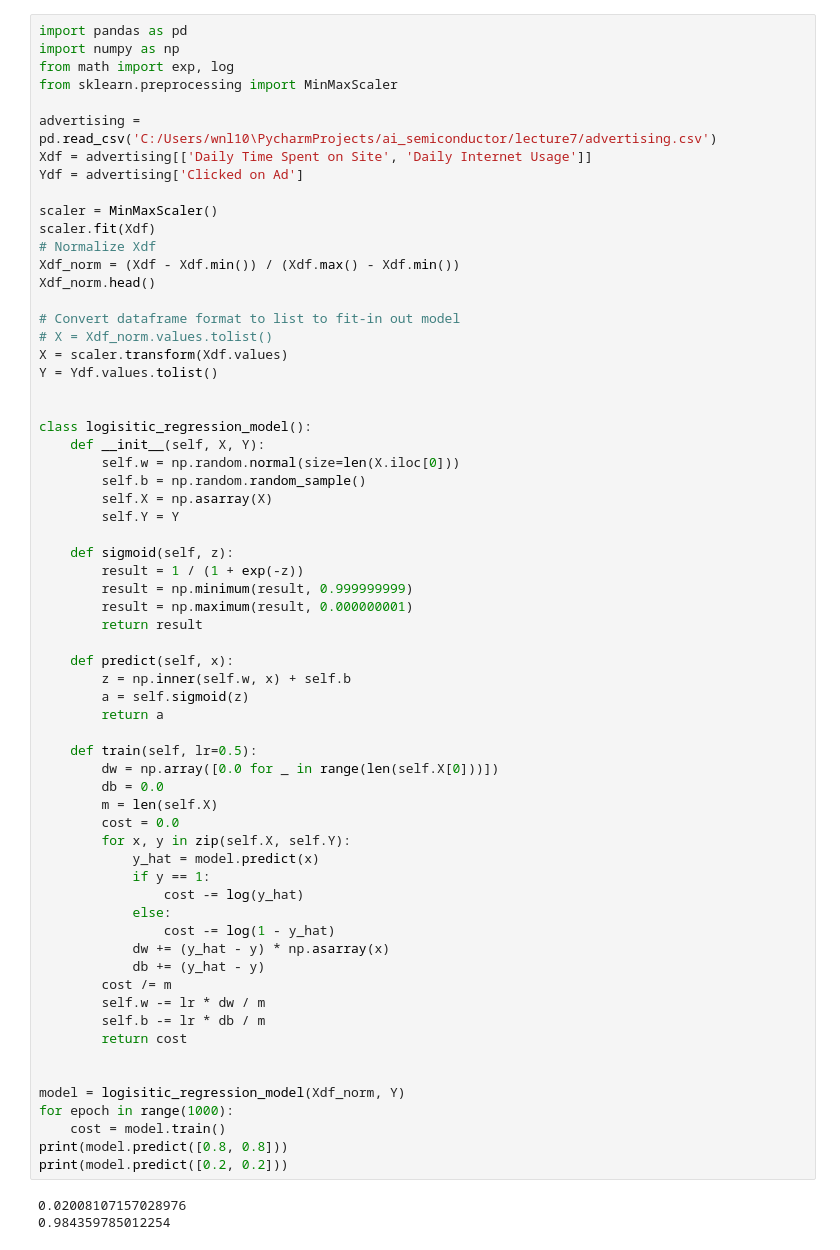
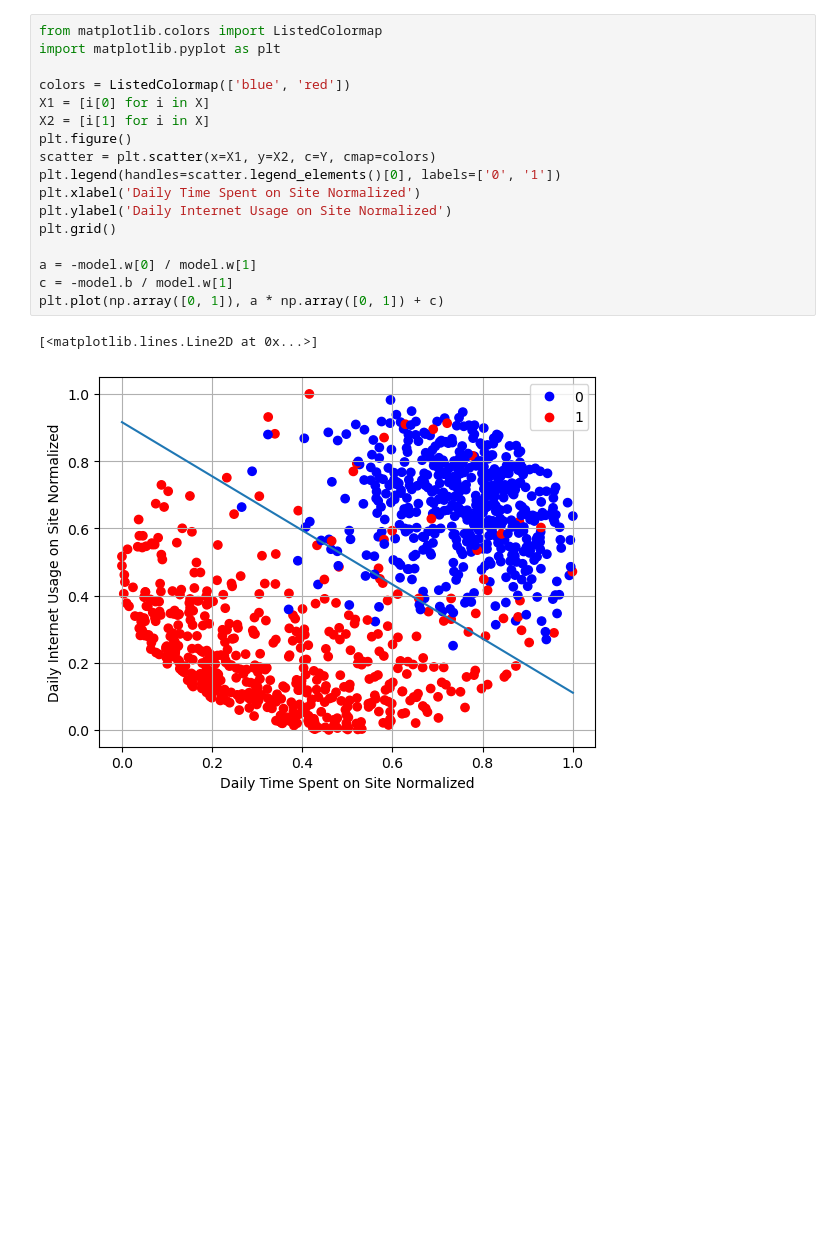
Before and after one commit to nothingmin/ai_semiconductor, a Jupyter notebook: lecture7/lecture7.ipynb, the cells around one changed output. Saved outputs shown, nothing was run; the diff lists cells and outputs as text; blank space fills up the shorter version.

Commit message:
lecture 7 complete

```diff
--- a/lecture7/lecture7.ipynb
+++ b/lecture7/lecture7.ipynb
@@ -1,67 +68,20 @@
 # %%
-import pandas as pd
-import numpy as np
-from math import exp, log
-from sklearn.preprocessing import MinMaxScaler
+from matplotlib.colors import ListedColormap
+import matplotlib.pyplot as plt
 
-advertising = pd.read_csv('C:/Users/wnl10\PycharmProjects/ai_semiconductor/lecture7/advertising.csv')
-Xdf = advertising[['Daily Time Spent on Site', 'Daily Internet Usage']]
-Ydf = advertising['Clicked on Ad']
+colors = ListedColormap(['blue', 'red'])
+X1 = [i[0] for i in X]
+X2 = [i[1] for i in X]
+plt.figure()
+scatter = plt.scatter(x=X1, y=X2, c=Y, cmap=colors)
+plt.legend(handles=scatter.legend_elements()[0], labels=['0', '1'])
+plt.xlabel('Daily Time Spent on Site Normalized')
+plt.ylabel('Daily Internet Usage on Site Normalized')
+plt.grid()
 
-scaler = MinMaxScaler()
-scaler.fit(Xdf)
-# Normalize Xdf
-Xdf_norm = (Xdf - Xdf.min()) / (Xdf.max() - Xdf.min())
-Xdf_norm.head()
-
-# Convert dataframe format to list to fit-in out model
-# X = Xdf_norm.values.tolist()
-X = scaler.transform(Xdf.values)
-Y = Ydf.values.tolist()
-
-
-class logisitic_regression_model():
-    def __init__(self, X, Y):
-        self.w = np.random.normal(size=len(X.iloc[0]))
-        self.b = np.random.random_sample()
-        self.X = np.asarray(X)
-        self.Y = Y
-
-    def sigmoid(self, z):
-        result = 1 / (1 + exp(-z))
-        result = np.minimum(result, 0.999999999)
-        result = np.maximum(result, 0.000000001)
-        return result
-
-    def predict(self, x):
-        z = np.inner(self.w, x) + self.b
-        a = self.sigmoid(z)
-        return a
-
-    def train(self, lr=0.5):
-        dw = np.array([0.0 for _ in range(len(self.X[0]))])
-        db = 0.0
-        m = len(self.X)
-        cost = 0.0
-        for x, y in zip(self.X, self.Y):
-            y_hat = model.predict(x)
-            if y == 1:
-                cost -= log(y_hat)
-            else:
-                cost -= log(1 - y_hat)
-            dw += (y_hat - y) * np.asarray(x)
-            db += (y_hat - y)
-        cost /= m
-        self.w -= lr * dw / m
-        self.b -= lr * db / m
-        return cost
-
-
-model = logisitic_regression_model(Xdf_norm, Y)
-for epoch in range(1000):
-    cost = model.train()
-print(model.predict([0.8, 0.8]))
-print(model.predict([0.2, 0.2]))
+a = -model.w[0] / model.w[1]
+c = -model.b / model.w[1]
+plt.plot(np.array([0, 1]), a * np.array([0, 1]) + c)
 # %% [output]
-0.02008107157028976
-0.984359785012254
+[<matplotlib.lines.Line2D at 0x...>]
+[figure, added]
```
Also changed, not shown: parts of 1 cell of this notebook, 1 other file.
